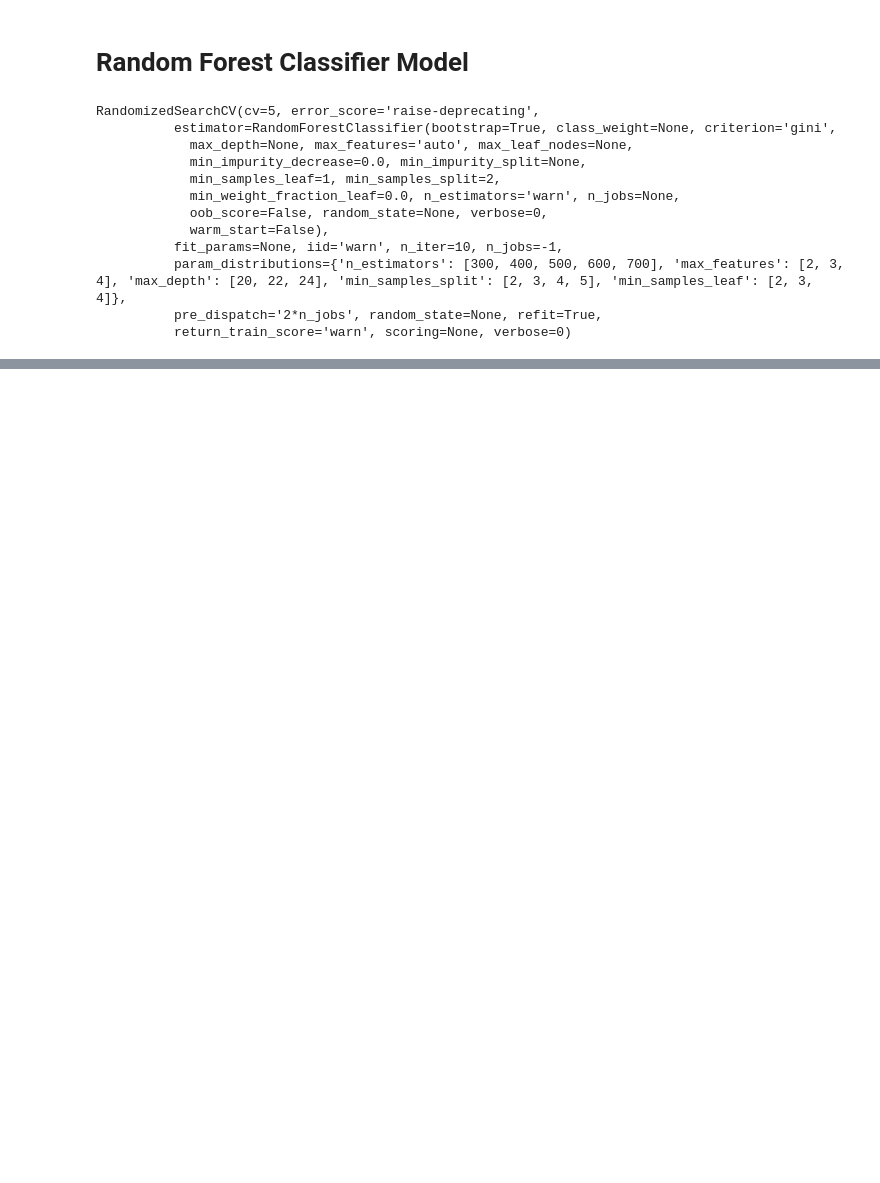
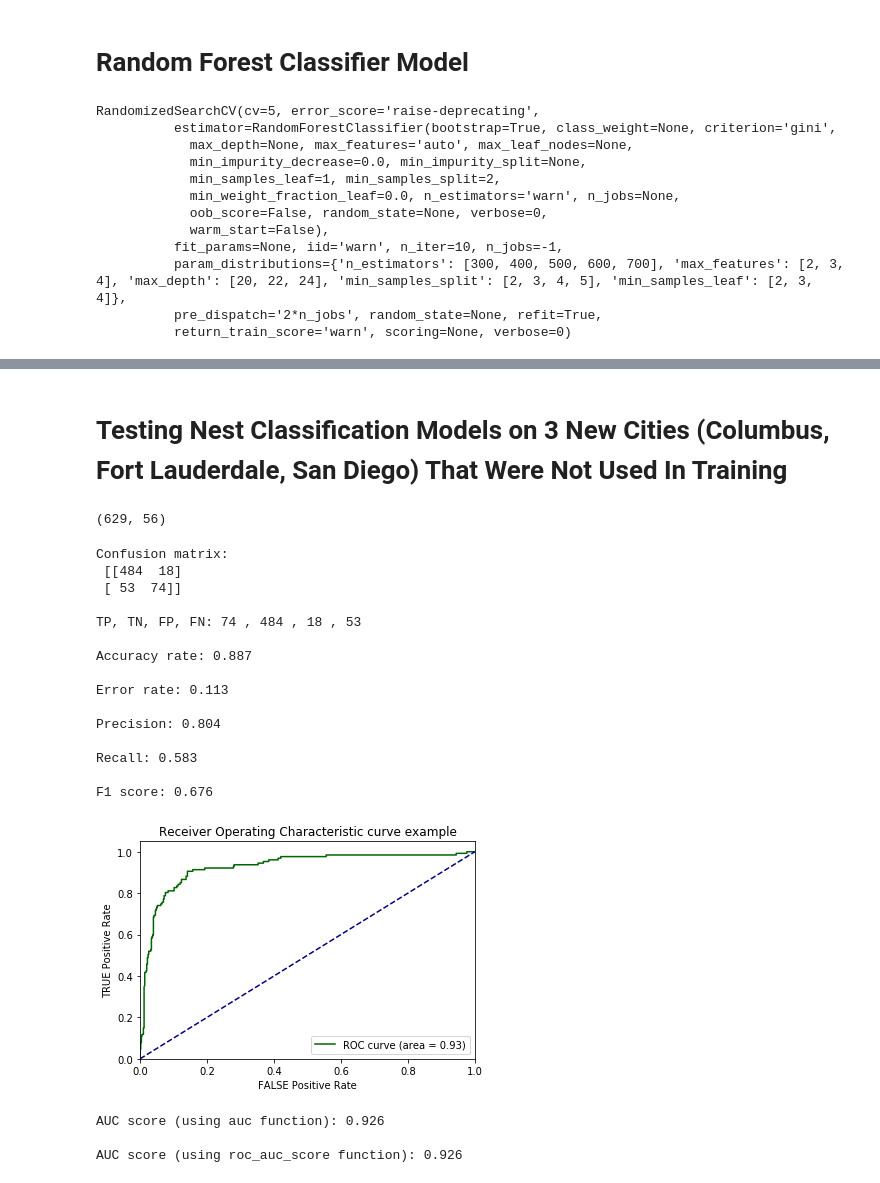
Before and after one commit to perryrjohnson/Bird_DS, a Jupyter notebook: Visualizations/external_notebook.ipynb, the cells around one changed output, grey strips where cells are left out. Cells and saved outputs as stored; diff of their text form; code cells hidden in the pictures; blank space fills up the shorter version.

```diff
--- a/Visualizations/external_notebook.ipynb
+++ b/Visualizations/external_notebook.ipynb
@@ -672,0 +677,44 @@ plt.tick_params(labelsize=14)
+# %% [markdown]
+# Testing Nest Classification Models on 3 New Cities (Columbus, Fort Lauderdale, San Diego) That Were Not Used In Training
+# %%
+test_data = pd.read_csv('final_test.csv', index_col=0)
+# %%
+test_data.shape
+# %% [output]
+(629, 56)
+# %%
+# create log features for closest_highway, closest primary, closest residential, closest secondary and closest scooter
+test_data['log_highway'] = np.log(test_data['closest_highway'])
+test_data['log_scooter'] = np.log(test_data['closest_scooter'])
+test_data['log_primary'] = np.log(test_data['closest_primary'])
+test_data['log_residential'] = np.log(test_data['closest_residential'])
+test_data['log_secondary'] = np.log(test_data['closest_secondary'])
+# %%
+features = significant_features
+
+X_test = test_data[features]
+
+y_test = test_data['nest_dummy']
+# %%
+# test XGB Model on completely new cities
+test_results(xgb_model, X_test, y_test)
+# %% [output]
+Confusion matrix:
+ [[484  18]
+ [ 53  74]]
+
+TP, TN, FP, FN: 74 , 484 , 18 , 53
+
+Accuracy rate: 0.887
+
+Error rate: 0.113
+
+Precision: 0.804
+
+Recall: 0.583
+
+F1 score: 0.676
+[figure, added]
+AUC score (using auc function): 0.926
+
+AUC score (using roc_auc_score function): 0.926
```
Also changed, not shown: parts of 7 cells of this notebook.
